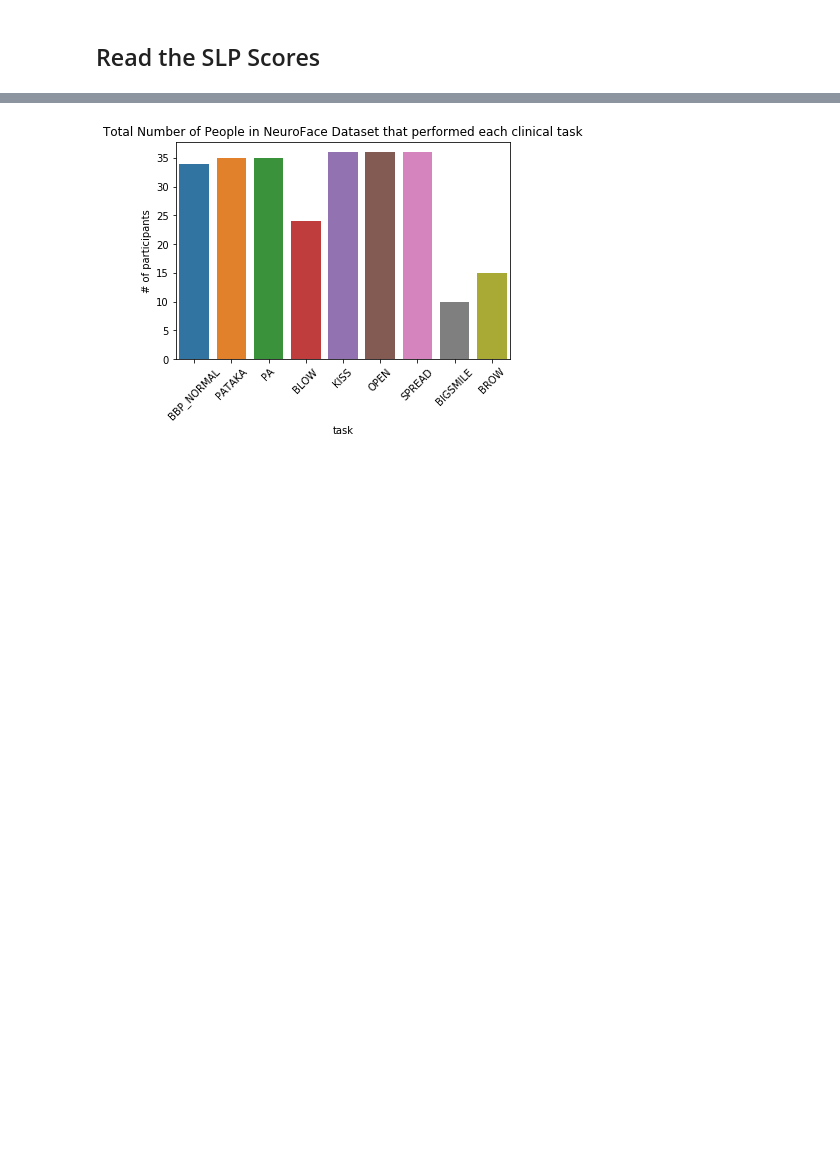
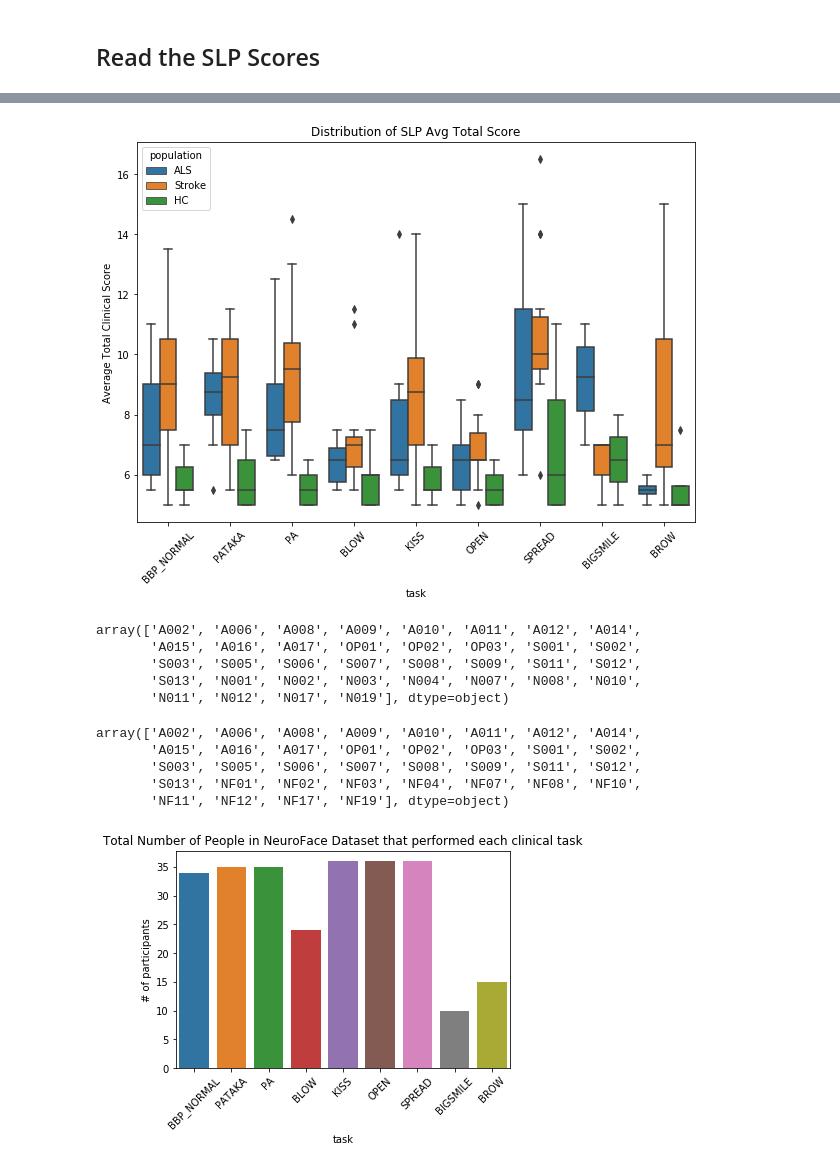
Before and after one commit to denizjafari/ClinicalScore, a Jupyter notebook: clinical_score_predict.ipynb, the cells around one changed output, grey strips where cells are left out. Drawn from its saved outputs; the diff is of its cells as text; code cells hidden in the pictures; blank space fills up the shorter version.

Commit message:
figuring out features and subject ids

```diff
--- a/clinical_score_predict.ipynb
+++ b/clinical_score_predict.ipynb
@@ -76,13 +76,26 @@ slp_scores['Fatigue_avg'] = slp_scores.apply(lambda row: (row['Fatigue (SLP1)']
 
 tasks = ['BBP_NORMAL',  'PATAKA', 'PA','BLOW', 'KISS', 'OPEN', 'SPREAD', 'BIGSMILE', 'BROW']
 
+ids = ['A', 'O', 'S', 'N']
+
 def task_labeler(row):
     for t in tasks:
         if t in row:
             return t
 
+def pop_labeler(row):
+    for i in ids:
+        if i in row:
+            if i == "A":
+                return 'ALS'
+            elif i == 'O' or i == "S":
+                return 'Stroke'
+            else:
+                return 'HC'
+
 
 slp_scores['task'] = [task_labeler(x) for x in slp_scores['File Name']]
+slp_scores['population'] = [pop_labeler(x) for x in slp_scores['Subject ID']]
 
 print(slp_scores.shape)
 print(slp_scores.columns)
@@ -123,0 +192,31 @@ The tasks are:  ['BBP_NORMAL' 'PATAKA' 'PA' 'BLOW' 'KISS' 'OPEN' 'SPREAD' 'BIGSM
+# %%
+# Clinical Scores
+ax, figure = plt.subplots(figsize=(10,7))
+g = sns.boxplot(x='task', y='Tot_avg',data=slp_scores, hue='population')
+plt.title('Distribution of SLP Total Score')
+g.set_xticklabels(g.get_xticklabels(), rotation=45)
+
+plt.ylabel('Average Total Clinical Score')
+plt.title('Distribution of SLP Avg Total Score')
+
+plt.show()
+
+if 0:
+    sns.boxplot(x=df['Subject ID'], y=df['Tot (SLP2)'])
+    plt.title('Distribution of SLP2 Total Score')
+    plt.show()
+
+    sns.boxplot(x=df['Subject ID'], y=df['Tot_avg'])
+    plt.title('Distribution of SLP Avg Total Score')
+    plt.show()
+# %% [output]
+[figure, added]
+# %%
+neuroface_subjects = slp_scores['Subject ID'].unique()
+neuroface_subjects
+# %% [output]
+array(['A002', 'A006', 'A008', 'A009', 'A010', 'A011', 'A012', 'A014',
+       'A015', 'A016', 'A017', 'OP01', 'OP02', 'OP03', 'S001', 'S002',
+       'S003', 'S005', 'S006', 'S007', 'S008', 'S009', 'S011', 'S012',
+       'S013', 'N001', 'N002', 'N003', 'N004', 'N007', 'N008', 'N010',
+       'N011', 'N012', 'N017', 'N019'], dtype=object)
@@ -124,3 +233,11 @@ The tasks are:  ['BBP_NORMAL' 'PATAKA' 'PA' 'BLOW' 'KISS' 'OPEN' 'SPREAD' 'BIGSM
+# %%
+slp_scores['Subject ID'].unique()
+# %% [output]
+array(['A002', 'A006', 'A008', 'A009', 'A010', 'A011', 'A012', 'A014',
+       'A015', 'A016', 'A017', 'OP01', 'OP02', 'OP03', 'S001', 'S002',
+       'S003', 'S005', 'S006', 'S007', 'S008', 'S009', 'S011', 'S012',
+       'S013', 'NF01', 'NF02', 'NF03', 'NF04', 'NF07', 'NF08', 'NF10',
+       'NF11', 'NF12', 'NF17', 'NF19'], dtype=object)
 # %%
 # TASKS
 
```
Also changed, not shown: parts of 46 cells of this notebook.
